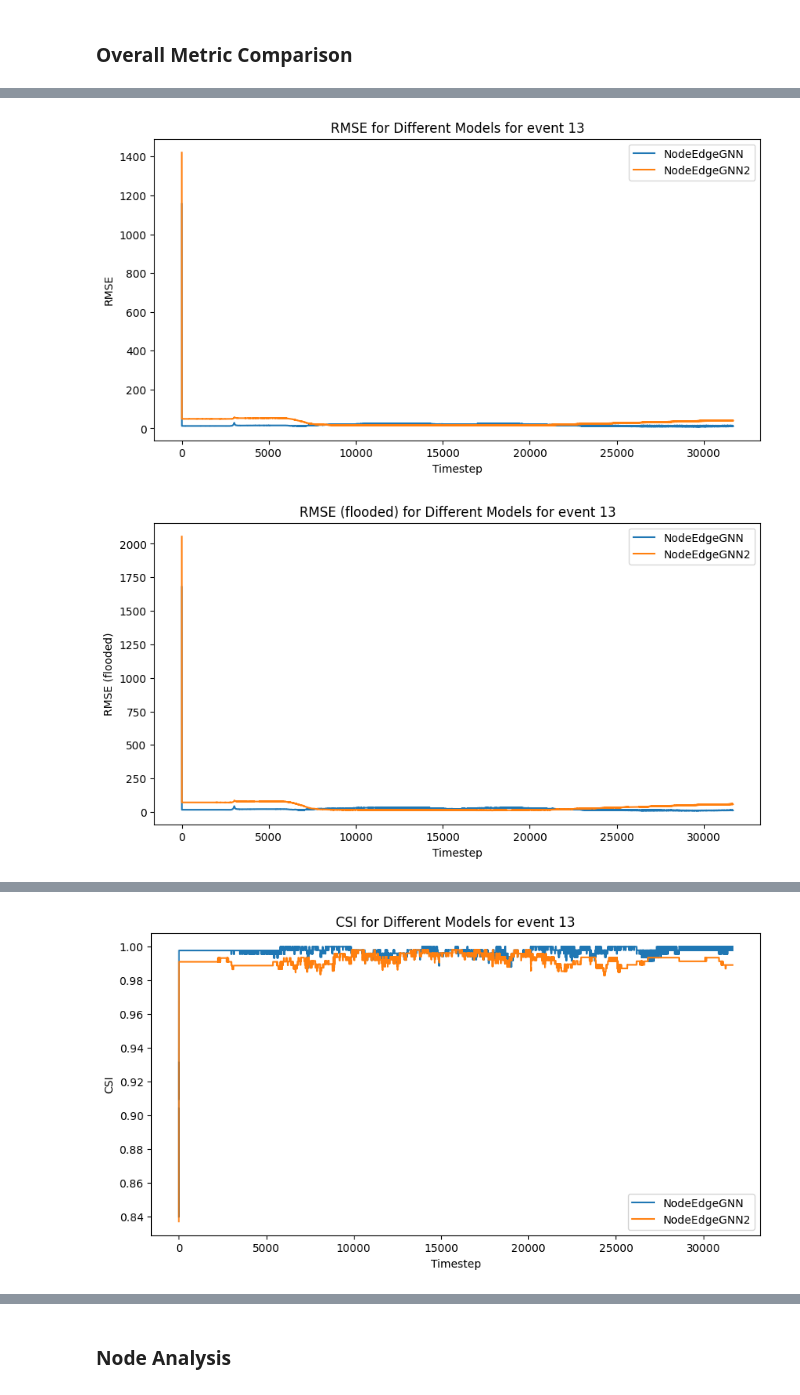
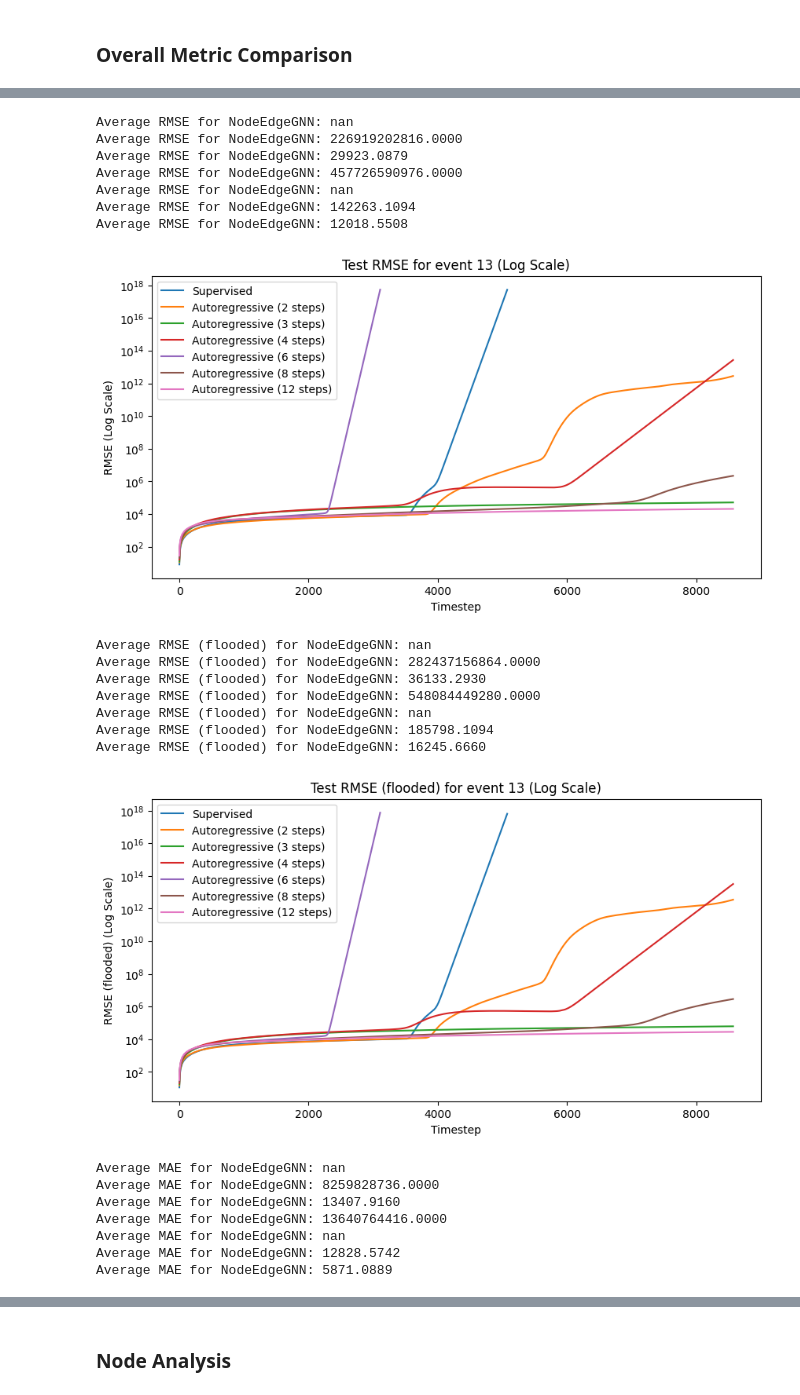
Before and after one commit to acostacos/dual_flood_gnn, a Jupyter notebook: view_results.ipynb, the cells around one changed output, grey strips where cells are left out. Saved outputs shown, nothing was run; the diff lists cells and outputs as text; code cells hidden in the pictures.

```diff
--- a/view_results.ipynb
+++ b/view_results.ipynb
@@ -217,11 +226,11 @@ labels = None
 # %%
-# # Double check targets are the same
-# EPS = 1e-5
-# comparison_target = None
-# for path in metric_paths:
-#     print('Checking target for', path)
-#     target = np.load(path, allow_pickle=True)['target']
-#     if comparison_target is None:
-#         comparison_target = target
-#     else:
-#         assert np.all((comparison_target - target) < EPS), f'Targets are not equal for {path}'
+# Double check targets are the same
+EPS = 1e-5
+comparison_target = None
+for path in metric_paths:
+    print('Checking target for', path)
+    target = np.load(path, allow_pickle=True)['target']
+    if comparison_target is None:
+        comparison_target = target
+    else:
+        assert np.all((comparison_target - target) < EPS), f'Targets are not equal for {path}'
@@ -228,44 +245,71 @@ labels = None
 # %%
-def plot_metric_for_all_models(metric_paths: list[str], metric: str, metric_name: str = None, labels: list[str] = None):
+def plot_metric_for_all_models(metric_paths: list[str], metric: str, metric_name: str = None, labels: list[str] = None, log_scale: bool = False):
     split_metric = metric.split('_')
     if metric_name is None:
         metric_name = split_metric[0].upper() + (f' ({split_metric[1]})' if len(split_metric) > 1 else '')
     event_name = metric_paths[0].split('/')[-1].split('_')[-3]
 
     plt.figure(figsize=(10, 5))
-    plt.title(f'{metric_name} for Different Models for event {event_name}')
     plt.xlabel('Timestep')
-    plt.ylabel(metric_name)
+
+    if log_scale:
+        plt.yscale('log')
+        plt.ylabel(f'{metric_name} (Log Scale)')
+        plt.title(f'Test {metric_name} for event {event_name} (Log Scale)')
+    else:
+        plt.title(f'Test {metric_name} for event {event_name}')
+        plt.ylabel(metric_name)
 
     data_shape = None
     for i, path in enumerate(metric_paths):
         label = path.split('/')[-1].split('_')[0]
         data = np.load(path, allow_pickle=True)[metric]
-        # print(f'Average {metric_name} for {label}: {np.mean(data):.4f}')
+        print(f'Average {metric_name} for {label}: {np.mean(data):.4f}')
         if data_shape is None:
             data_shape = data.shape
         assert data.shape == data_shape, f"Data shape mismatch for model {label}: {data.shape} vs {data_shape}"
 
         if len(path.split('/')[-1].split('_')) == 4:
             label = f'{label} ({path.split('/')[-1].split('_')[3]})'
 
         if labels is not None:
             label = labels[i] if i < len(labels) else label
 
         plt.plot(data, label=label)
 
     plt.legend()
     plt.show()
 
-metrics = ['rmse', 'rmse_flooded', 'mae', 'mae_flooded', 'nse', 'nse_flooded', 'csi', 'global_mass_loss']
-metric_names = ['RMSE', 'RMSE (flooded)', 'MAE', 'MAE (flooded)', 'NSE', 'NSE (flooded)', 'CSI', 'Global Mass Loss']
+metrics = ['rmse', 'rmse_flooded', 'mae', 'mae_flooded', 'nse', 'nse_flooded', 'csi', 'global_mass_loss', 'local_mass_loss']
+metric_names = ['RMSE', 'RMSE (flooded)', 'MAE', 'MAE (flooded)', 'NSE', 'NSE (flooded)', 'CSI', 'Global Mass Loss', 'Local Mass Loss']
 
 # Metrics for edge prediction
 metrics += ['edge_rmse', 'edge_mae', 'edge_nse']
 metric_names += ['Edge RMSE', 'Edge MAE', 'Edge NSE']
 
 for metric, metric_name in zip(metrics, metric_names):
-    plot_metric_for_all_models(metric_paths, metric, metric_name=metric_name, labels=labels)
+    plot_metric_for_all_models(metric_paths, metric, metric_name=metric_name, labels=labels, log_scale=True)
 # %% [output]
+Average RMSE for NodeEdgeGNN: nan
+Average RMSE for NodeEdgeGNN: 226919202816.0000
+Average RMSE for NodeEdgeGNN: 29923.0879
+Average RMSE for NodeEdgeGNN: 457726590976.0000
+Average RMSE for NodeEdgeGNN: nan
+Average RMSE for NodeEdgeGNN: 142263.1094
+Average RMSE for NodeEdgeGNN: 12018.5508
-[figure, old version]
+[figure, new version]
+Average RMSE (flooded) for NodeEdgeGNN: nan
+Average RMSE (flooded) for NodeEdgeGNN: 282437156864.0000
+Average RMSE (flooded) for NodeEdgeGNN: 36133.2930
+Average RMSE (flooded) for NodeEdgeGNN: 548084449280.0000
+Average RMSE (flooded) for NodeEdgeGNN: nan
+Average RMSE (flooded) for NodeEdgeGNN: 185798.1094
+Average RMSE (flooded) for NodeEdgeGNN: 16245.6660
-[figure, old version]
+[figure, new version]
+Average MAE for NodeEdgeGNN: nan
+Average MAE for NodeEdgeGNN: 8259828736.0000
+Average MAE for NodeEdgeGNN: 13407.9160
+Average MAE for NodeEdgeGNN: 13640764416.0000
+Average MAE for NodeEdgeGNN: nan
+Average MAE for NodeEdgeGNN: 12828.5742
+Average MAE for NodeEdgeGNN: 5871.0889
@@ -276 +340,0 @@ for metric, metric_name in zip(metrics, metric_names):
-[figure, removed]
```
Also changed, not shown: parts of 16 cells of this notebook.
